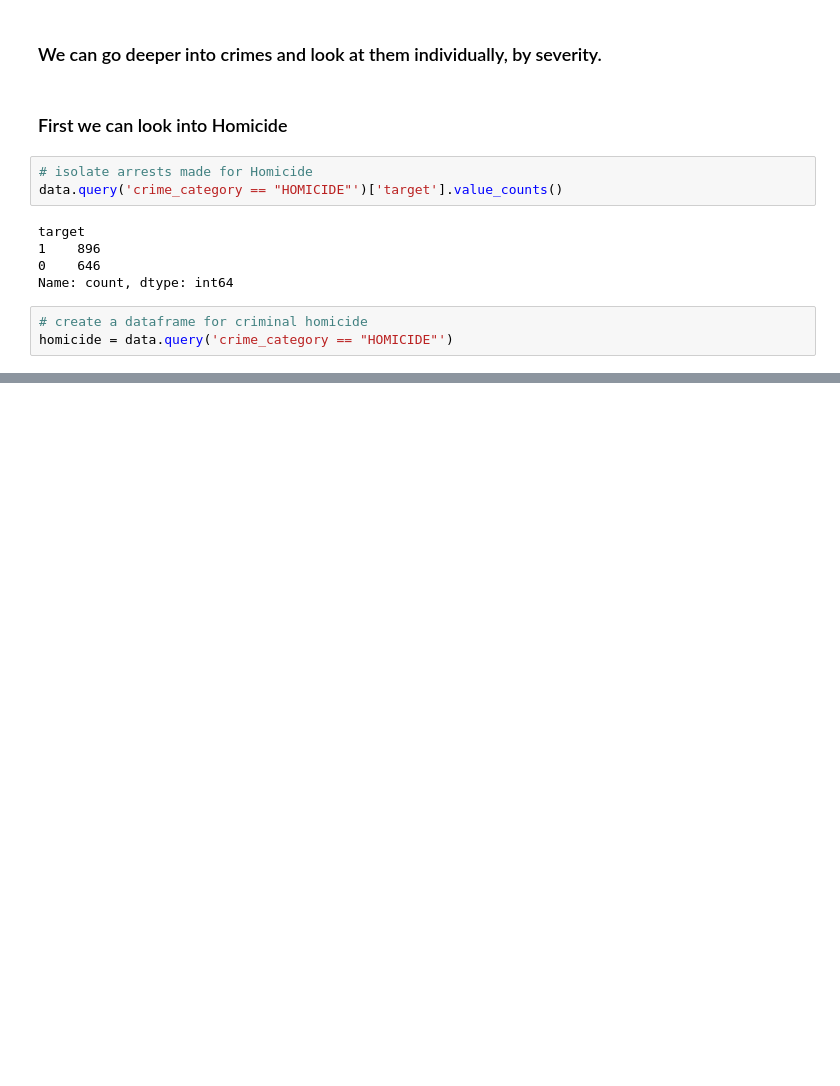
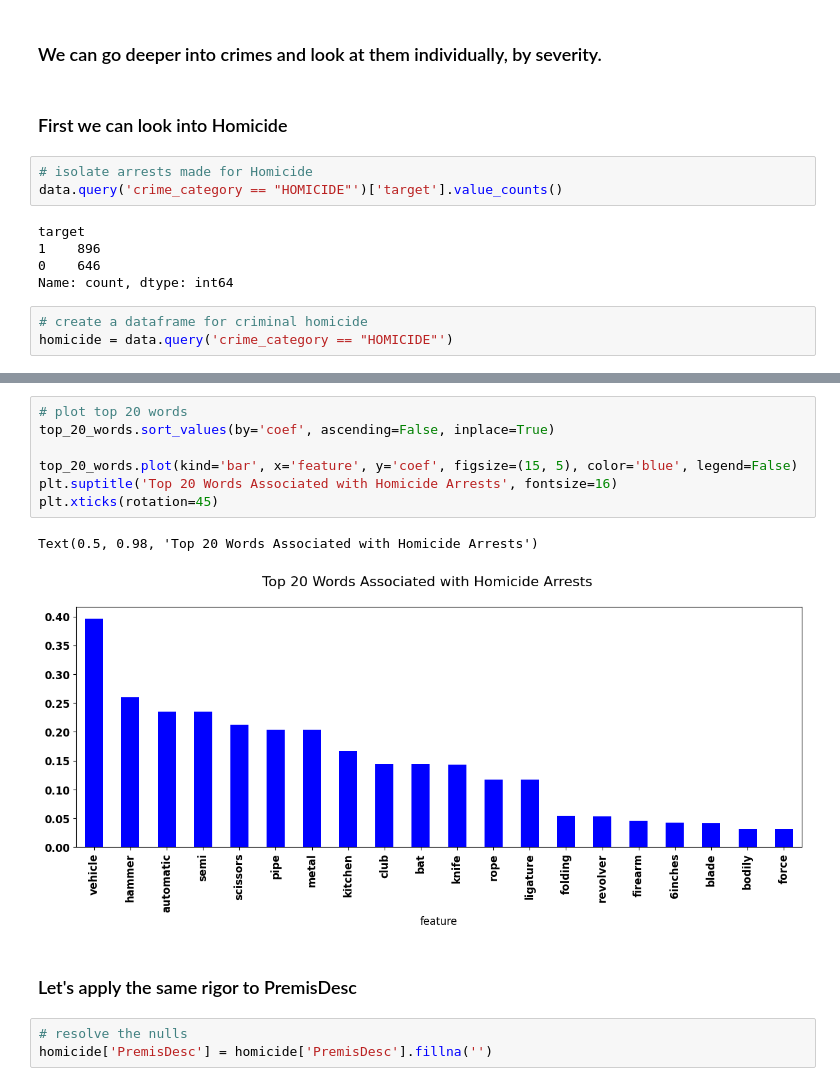
Before and after one commit to DanHerman212/los_angeles_crime, a Jupyter notebook: notebooks/3_data_modeling.ipynb, the cells around one changed output, grey strips where cells are left out. Saved outputs shown, nothing was run; the diff lists cells and outputs as text; blank space fills up the shorter version.

```diff
--- a/notebooks/3_data_modeling.ipynb
+++ b/notebooks/3_data_modeling.ipynb
@@ -134,0 +269,15 @@ from sklearn.feature_extraction.text import TfidfVectorizer
+# %%
+# plot top 20 words
+top_20_words.sort_values(by='coef', ascending=False, inplace=True)
+
+top_20_words.plot(kind='bar', x='feature', y='coef', figsize=(15, 5), color='blue', legend=False)
+plt.suptitle('Top 20 Words Associated with Homicide Arrests', fontsize=16)
+plt.xticks(rotation=45)
+# %% [output]
+Text(0.5, 0.98, 'Top 20 Words Associated with Homicide Arrests')
+[figure, added]
+# %% [markdown]
+### Let's apply the same rigor to PremisDesc
+# %%
+# resolve the nulls
+homicide['PremisDesc'] = homicide['PremisDesc'].fillna('')
```
Also changed, not shown: parts of 31 cells of this notebook.
